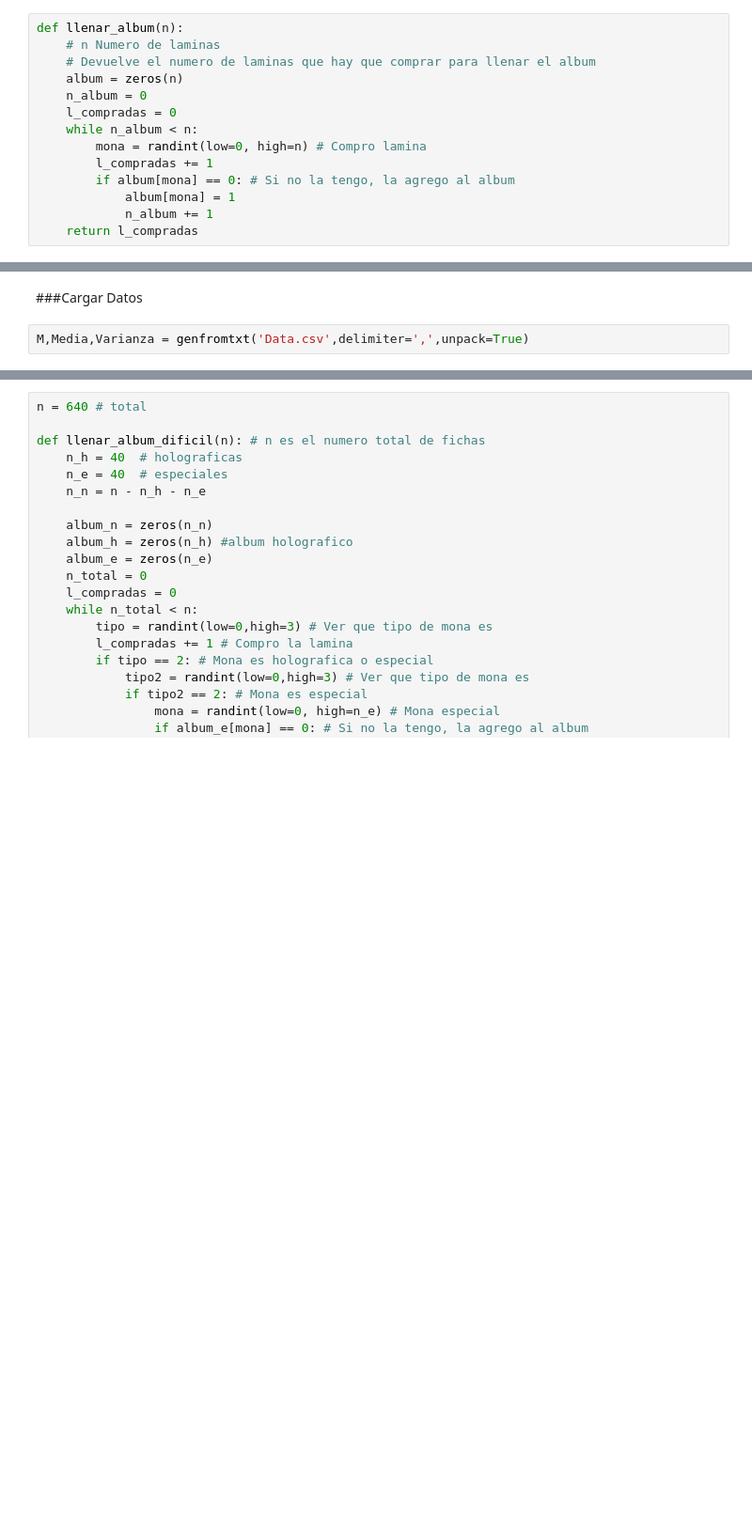
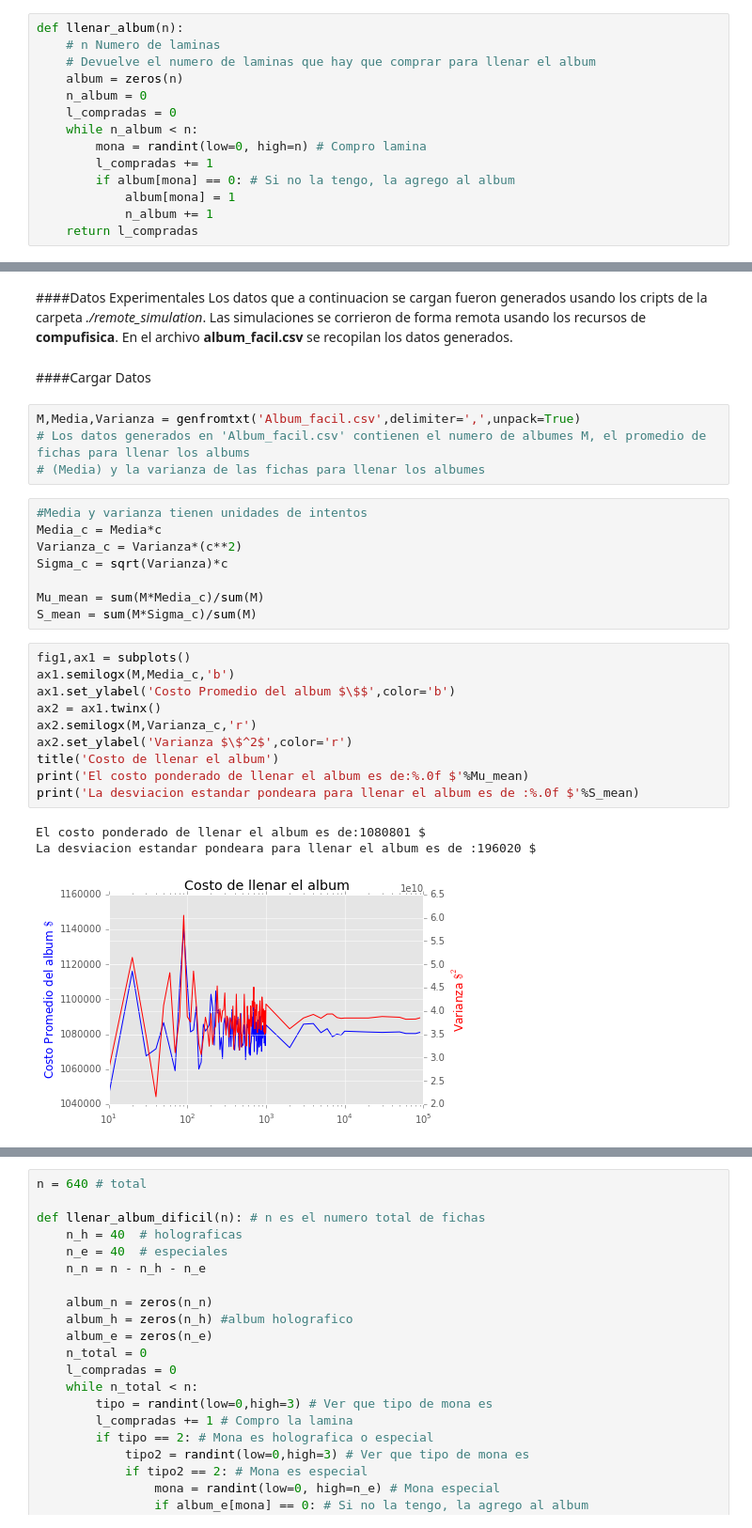
Before and after one commit to JC-AlfonsoR/CM20151_HW7_AlfonsoOrtiz, a Jupyter notebook: P1_Album_mundial/P1_Album_mundial.ipynb, the cells around one changed output, grey strips where cells are left out. Shown at 94% size. Drawn from its saved outputs; the diff is of its cells as text; blank space fills up the shorter version.

```diff
--- a/P1_Album_mundial/P1_Album_mundial.ipynb
+++ b/P1_Album_mundial/P1_Album_mundial.ipynb
@@ -100,4 +27,32 @@ savetxt('Data.csv',Data,delimiter=',')
+# %% [markdown]
+####Datos Experimentales
+Los datos que a continuacion se cargan fueron generados usando los cripts de la carpeta _./remote_simulation_. Las simulaciones se corrieron de forma remota usando los recursos de **compufisica**.
+En el archivo **album_facil.csv** se recopilan los datos generados.
 # %% [markdown]
-###Cargar Datos
+####Cargar Datos
-# %%
-M,Media,Varianza = genfromtxt('Data.csv',delimiter=',',unpack=True)
+# %%
+M,Media,Varianza = genfromtxt('Album_facil.csv',delimiter=',',unpack=True)
+# Los datos generados en 'Album_facil.csv' contienen el numero de albumes M, el promedio de fichas para llenar los albums
+# (Media) y la varianza de las fichas para llenar los albumes
+# %%
+#Media y varianza tienen unidades de intentos
+Media_c = Media*c
+Varianza_c = Varianza*(c**2)
+Sigma_c = sqrt(Varianza)*c
+
+Mu_mean = sum(M*Media_c)/sum(M)
+S_mean = sum(M*Sigma_c)/sum(M)
+# %%
+fig1,ax1 = subplots()
+ax1.semilogx(M,Media_c,'b')
+ax1.set_ylabel('Costo Promedio del album $\$$',color='b')
+ax2 = ax1.twinx()
+ax2.semilogx(M,Varianza_c,'r')
+ax2.set_ylabel('Varianza $\$^2$',color='r')
+title('Costo de llenar el album')
+print('El costo ponderado de llenar el album es de:%.0f $'%Mu_mean)
+print('La desviacion estandar pondeara para llenar el album es de :%.0f $'%S_mean)
+# %% [output]
+El costo ponderado de llenar el album es de:1080801 $
+La desviacion estandar pondeara para llenar el album es de :196020 $
+[figure, added]
```
Also changed, not shown: parts of 30 cells of this notebook, 1 other file.
